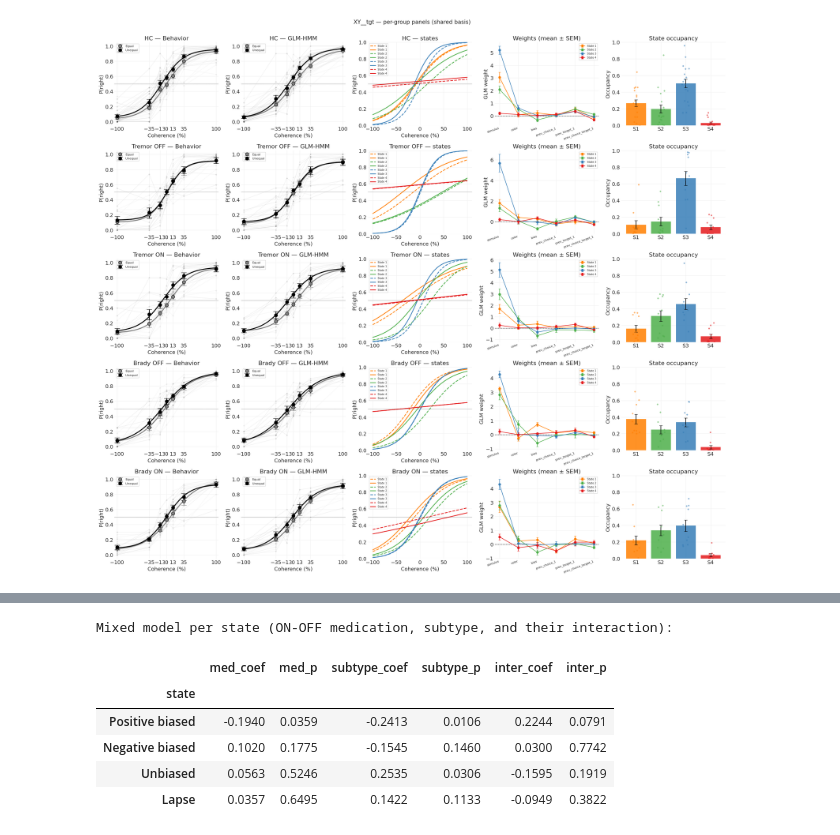
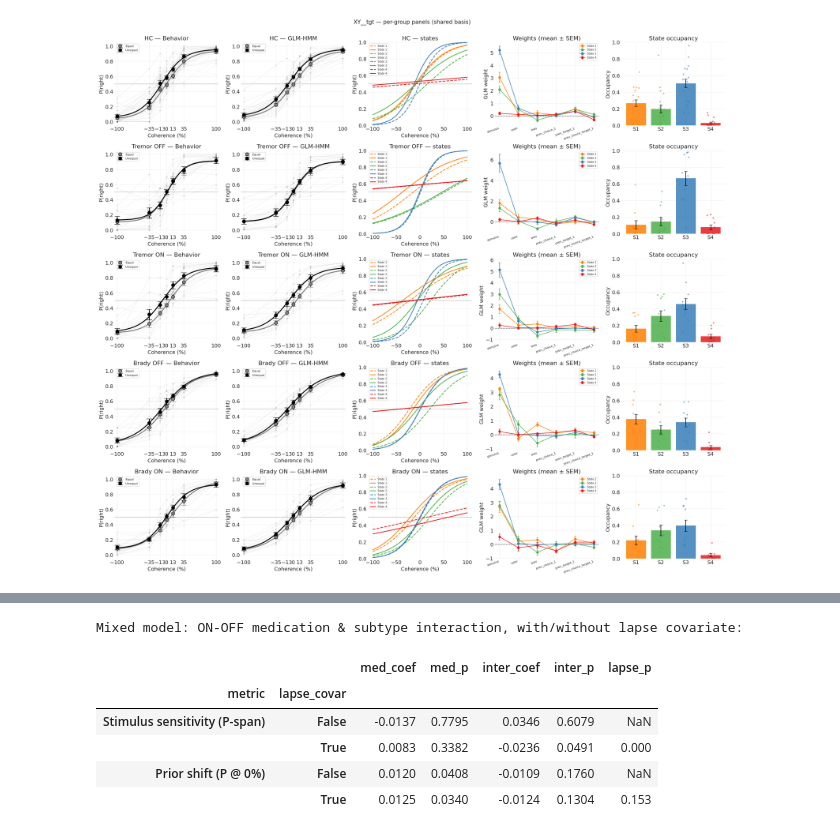
Before and after one commit to vaibrainium/bayesian-priors-in-pd-subtype, a Jupyter notebook: notebooks/6.02-gglm-hmm-shared-selected-model-stats.ipynb, the cells around one changed output, grey strips where cells are left out. Cells and saved outputs as stored; diff of their text form; code cells hidden in the pictures.

```diff
--- a/notebooks/6.02-gglm-hmm-shared-selected-model-stats.ipynb
+++ b/notebooks/6.02-gglm-hmm-shared-selected-model-stats.ipynb
@@ -269,10 +252,0 @@ wdf.round(3)
-# %%
-fig, ax = plt.subplots(figsize=(9, 4))
-x = np.arange(len(feats))
-for k in range(K):
-    lw = 1.5
-    ax.plot(x, w[k], marker="o", lw=lw, label=f"S{k}")
-ax.axhline(0, color="k", ls="--", lw=0.8)
-ax.set_xticks(x); ax.set_xticklabels(feats, rotation=20, ha="right")
-ax.set(ylabel="GLM weight", title=f"{CONFIG} — shared pooled state weights")
-ax.legend(fontsize=8); plt.tight_layout(); plt.show()
@@ -367,33 +589,28 @@ brady only; the interaction term tests whether medication's effect differs by su
 # %%
-# Mixed model per state: occupancy ~ C(medication)*C(subtype) + (1|subject)
-# references: medication=off, subtype=bradykinetic  -> "med" = ON-OFF in brady;
-# "med"+"inter" = ON-OFF in tremor; "inter_p" = does the medication effect differ by subtype.
-mm_base = pd_occ[pd_occ["subtype"].isin(["tremor", "bradykinetic"])].copy()
-mm_base["medication"] = pd.Categorical(mm_base["medication"], ["off", "on"])
-mm_base["subtype"] = mm_base["subtype"].astype(str)
+mm = pd_idx[pd_idx["subtype"].isin(["tremor", "bradykinetic"])].copy()
+mm["medication"] = pd.Categorical(mm["medication"], ["off", "on"])
+mm["subtype"] = mm["subtype"].astype(str)
 
-def fit_state(state):
-    mm = mm_base.copy()
-    mm["y"] = mm[state]
-    med, sub, inter = "C(medication)[T.on]", "C(subtype)[T.tremor]", "C(medication)[T.on]:C(subtype)[T.tremor]"
+def fit_idx(metric, covar):
+    m = mm.copy(); m["y"] = m[metric]
+    formula = "y ~ C(medication) * C(subtype)" + (" + lapse_occ" if covar else "")
+    med, inter = "C(medication)[T.on]", "C(medication)[T.on]:C(subtype)[T.tremor]"
     try:
-        f = smf.mixedlm("y ~ C(medication) * C(subtype)", mm, groups=mm["subject_id"]).fit(reml=False)
-        return dict(state=state,
-                    med_coef=f.params.get(med, np.nan), med_p=f.pvalues.get(med, np.nan),
-                    subtype_coef=f.params.get(sub, np.nan), subtype_p=f.pvalues.get(sub, np.nan),
-                    inter_coef=f.params.get(inter, np.nan), inter_p=f.pvalues.get(inter, np.nan))
+        ff = smf.mixedlm(formula, m, groups=m["subject_id"]).fit(reml=False)
+        return dict(metric=ilabels[metric], lapse_covar=covar,
+                    med_coef=ff.params.get(med, np.nan), med_p=ff.pvalues.get(med, np.nan),
+                    inter_coef=ff.params.get(inter, np.nan), inter_p=ff.pvalues.get(inter, np.nan),
+                    lapse_p=ff.pvalues.get("lapse_occ", np.nan))
     except Exception as e:
-        print(f"  {state}: mixed model failed: {e}")
-        return dict(state=state)
-
-mm_res = pd.DataFrame([fit_state(s) for s in occ_cols]).set_index("state")
-print("Mixed model per state (ON-OFF medication, subtype, and their interaction):")
-mm_res.round(4)
+        return dict(metric=ilabels[metric], lapse_covar=covar, error=str(e)[:40])
+mmi = pd.DataFrame([fit_idx(m, cov) for m in ["stim_idx", "prior_idx"] for cov in [False, True]])
+print("Mixed model: ON-OFF medication & subtype interaction, with/without lapse covariate:")
+mmi.set_index(["metric", "lapse_covar"]).round(4)
 # %% [output]
-Mixed model per state (ON-OFF medication, subtype, and their interaction):
+Mixed model: ON-OFF medication & subtype interaction, with/without lapse covariate:
-|  | med_coef | med_p | subtype_coef | subtype_p | inter_coef | inter_p |
-| state |  |  |  |  |  |  |
-| Positive biased | -0.1940 | 0.0359 | -0.2413 | 0.0106 | 0.2244 | 0.0791 |
-| Negative biased | 0.1020 | 0.1775 | -0.1545 | 0.1460 | 0.0300 | 0.7742 |
-| Unbiased | 0.0563 | 0.5246 | 0.2535 | 0.0306 | -0.1595 | 0.1919 |
-| Lapse | 0.0357 | 0.6495 | 0.1422 | 0.1133 | -0.0949 | 0.3822 |
+|  |  | med_coef | med_p | inter_coef | inter_p | lapse_p |
+| metric | lapse_covar |  |  |  |  |  |
+| Stimulus sensitivity (P-span) | False | -0.0137 | 0.7795 | 0.0346 | 0.6079 | NaN |
+|  | True | 0.0083 | 0.3382 | -0.0236 | 0.0491 | 0.000 |
+| Prior shift (P @ 0%) | False | 0.0120 | 0.0408 | -0.0109 | 0.1760 | NaN |
+|  | True | 0.0125 | 0.0340 | -0.0124 | 0.1304 | 0.153 |
```
Also changed, not shown: parts of 24 cells of this notebook, 3 other files.
